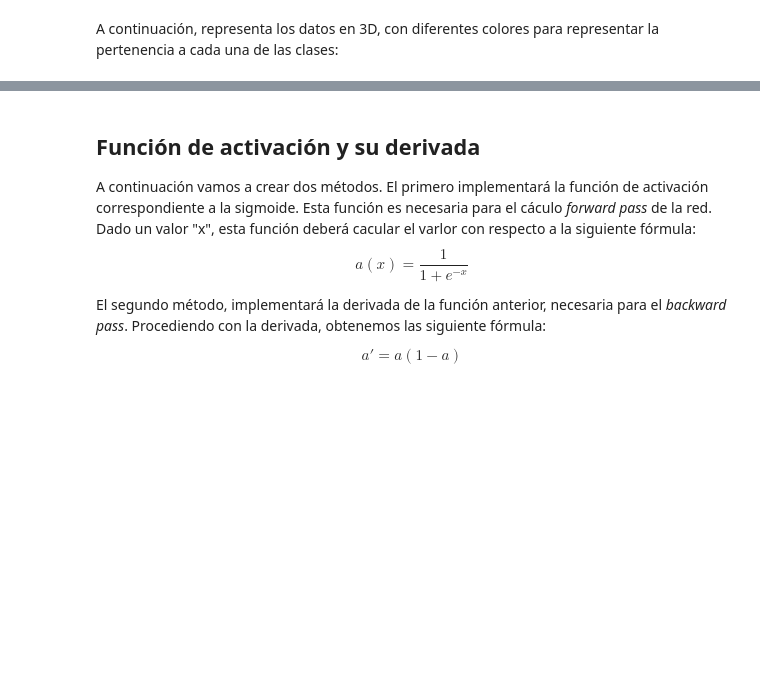
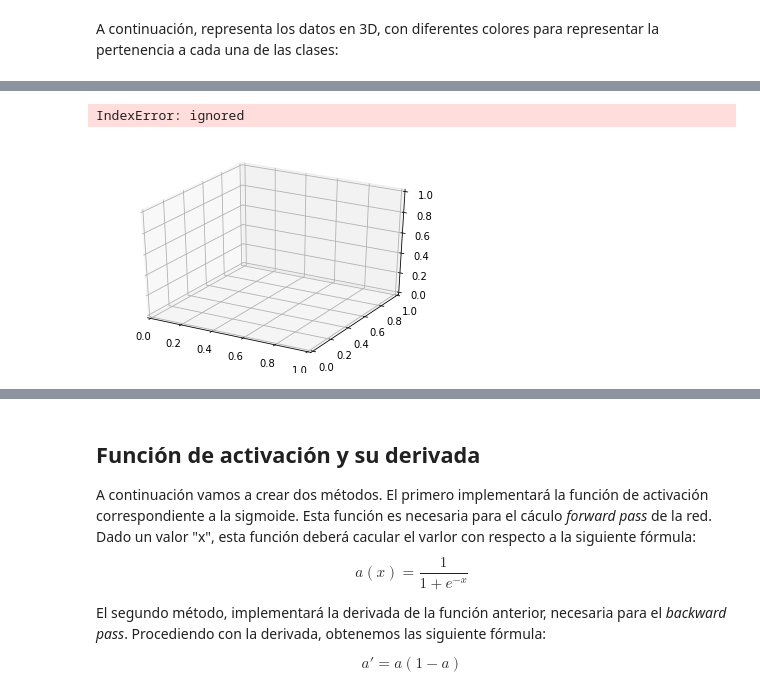
Before and after one commit to pedrogomez97/IDAL_IA3_UV, a Jupyter notebook: MLP-07-11.ipynb, the cells around one changed output, grey strips where cells are left out. Drawn from its saved outputs; the diff is of its cells as text; code cells hidden in the pictures; blank space fills up the shorter version.

```diff
--- a/MLP-07-11.ipynb
+++ b/MLP-07-11.ipynb
@@ -31,3 +23,17 @@ def generate_dataset(output_dim=3, num_examples=[800, 500]):
+# %%
+import numpy as np
+import sys
+import matplotlib.pyplot as plt
+
+def generate_dataset(output_dim=3, num_examples=[800, 500]):
+    features_class_1 = np.random.randn(num_examples[0], output_dim)
+    features_class_2 = np.random.randn(num_examples[1], output_dim)
+    features_class_2[:, 2] = np.random.randn(num_examples[1]) * 0.5 + 3
+    labels_class_1 = np.ones([num_examples[0], 1])
+    labels_class_2 = np.zeros([num_examples[1], 1])
+    x = np.concatenate((features_class_1, features_class_2), axis=0)
+    y = np.concatenate((labels_class_1, labels_class_2), axis=0)
+    return (x, y)
 # %% [markdown]
 Ahora vamos a llamar a la función anterior para generar nuestro conjunto de datos:
 # %%
@@ -42,0 +46,12 @@ A continuación, representa los datos en 3D, con diferentes colores para represe
+# %%
+
+fig = plt.figure()
+ax = fig.add_subplot(111, projection='3d')
+
+ax.scatter(x[:,0], y[:,1], z[:,2], c=y)
+
+
+plt.show()
+# %% [output]
+IndexError: ignored
+[figure, added]
```
Also changed, not shown: parts of 7 cells of this notebook.
